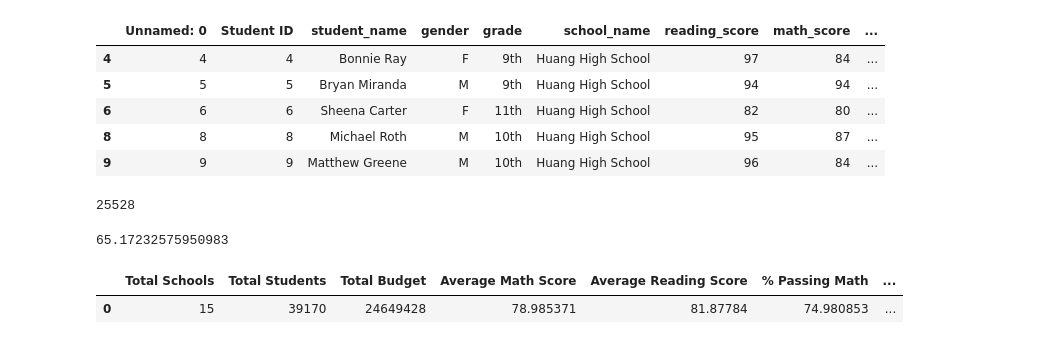
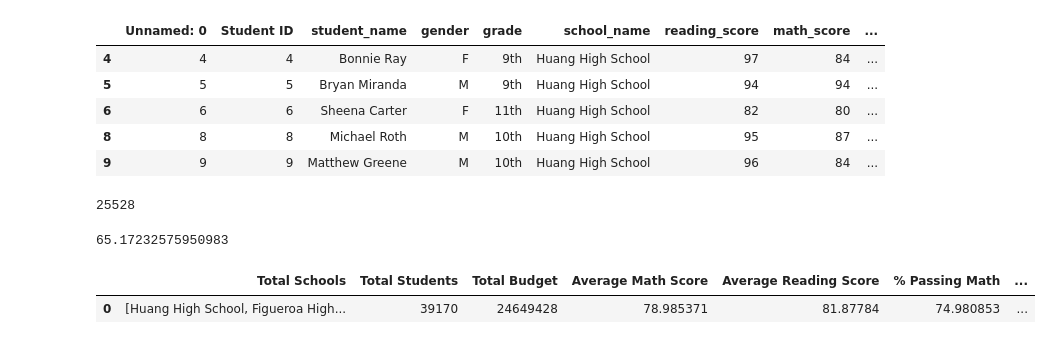
Before and after one commit to berndab/school_analysis, a Jupyter notebook: PyCitySchools.ipynb, the cells around one changed output. Saved outputs shown, nothing was run; the diff lists cells and outputs as text; code cells hidden in the pictures.

Commit message:
summary of school complete

```diff
--- a/PyCitySchools.ipynb
+++ b/PyCitySchools.ipynb
@@ -169,16 +188,10 @@ student_data_df.head(10)
 # %%
-# Add the Pandas dependency.
-import pandas as pd
-import os
+# ***** 4.7.1: Merge DataFrames *****
 
-# Files to load
-school_data_to_load = os.path.join("resources", "schools_complete.csv")
+# Reload cleaned student data.
 student_data_to_load = os.path.join("resources", "clean_students_complete.csv")
 
-# Read the school data file and store it in a Pandas DataFrame.
-school_data_df = pd.read_csv(school_data_to_load)
-
-# Read the student data file and store it in a Pandas DataFrame.
+# Read the cleaned student data file and store it in a Pandas DataFrame.
 student_data_df = pd.read_csv(student_data_to_load)
 
 # Combine the data into a single dataset.
@@ -194,18 +206,0 @@ school_data_complete_df.head()
-# %%
-# Add the Pandas dependency.
-import pandas as pd
-import os
-
-# Files to load
-school_data_to_load = os.path.join("resources", "schools_complete.csv")
-student_data_to_load = os.path.join("resources", "clean_students_complete.csv")
-
-# Read the school data file and store it in a Pandas DataFrame.
-school_data_df = pd.read_csv(school_data_to_load)
-
-# Read the student data file and store it in a Pandas DataFrame.
-student_data_df = pd.read_csv(student_data_to_load)
-
-# Combine the data into a single dataset.
-school_data_complete_df = pd.merge(student_data_df, school_data_df, on=["school_name", "school_name"])
-school_data_complete_df.head()
@@ -318,15 +324,15 @@ overall_passing_percentage
 # %%
 # Adding a list of values with keys to create a new DataFrame.
 district_summary_df = pd.DataFrame(
-          [{"Total Schools": school_count,
+          [{"Total Schools": school_count_2,
           "Total Students": student_count,
           "Total Budget": total_budget,
           "Average Math Score": average_math_score,
           "Average Reading Score": average_reading_score,
           "% Passing Math": passing_math_percentage,
          "% Passing Reading": passing_reading_percentage,
         "% Overall Passing": overall_passing_percentage}])
 district_summary_df
 # %% [output]
 |  | Total Schools | Total Students | Total Budget | Average Math Score | Average Reading Score | % Passing Math | ... |
-| 0 | 15 | 39170 | 24649428 | 78.985371 | 81.87784 | 74.980853 | ... |
+| 0 | [Huang High School, Figueroa High... | 39170 | 24649428 | 78.985371 | 81.87784 | 74.980853 | ... |
```
Also changed, not shown: parts of 46 cells of this notebook.
